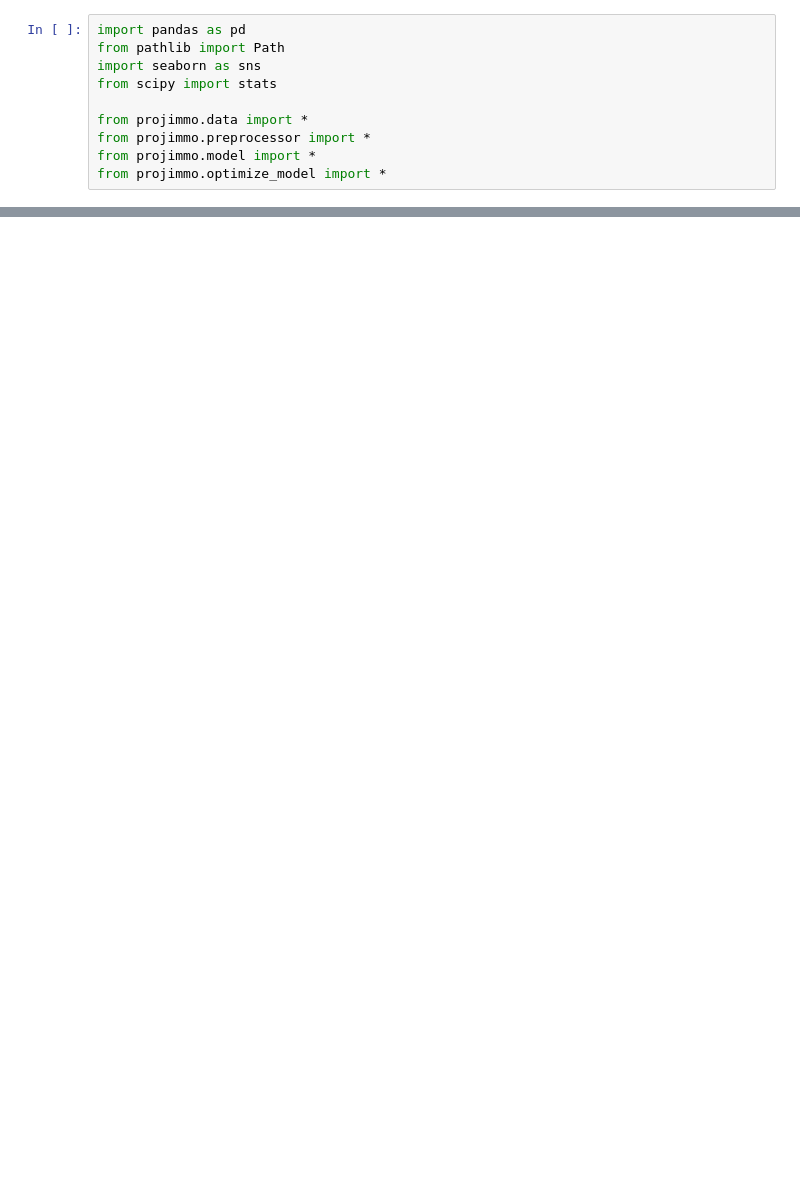
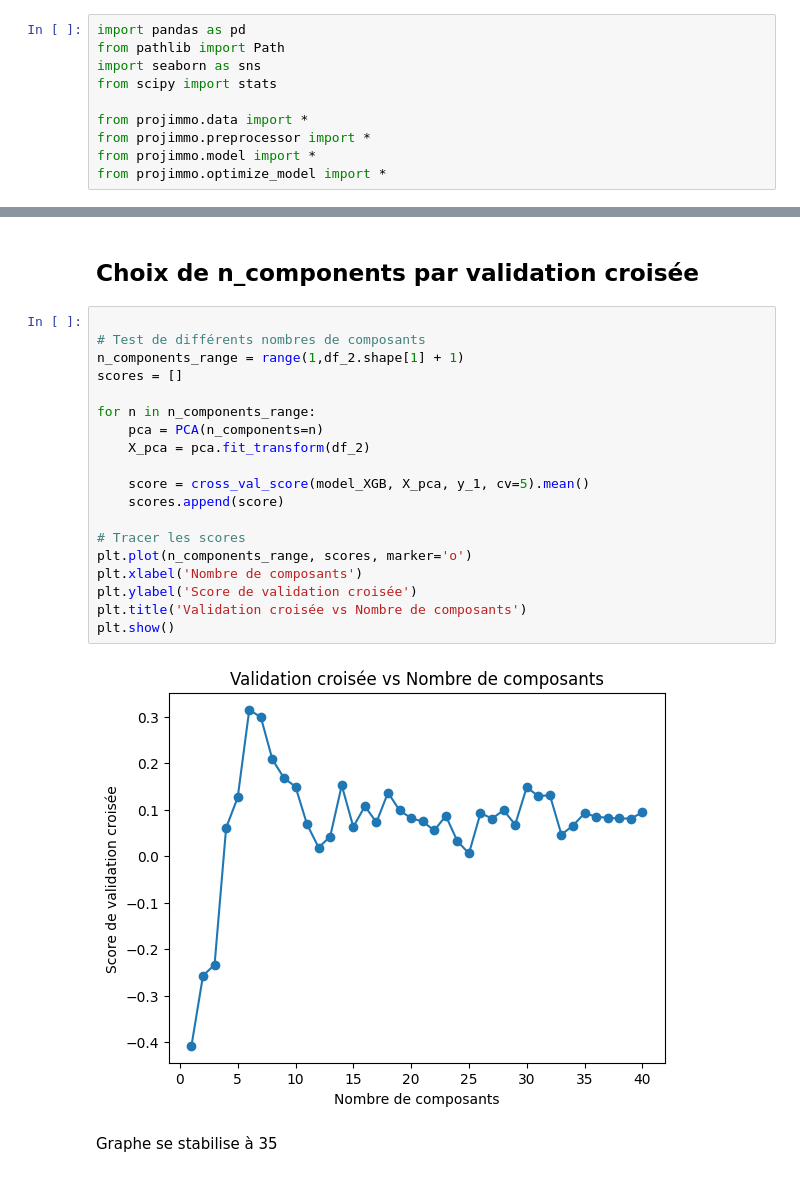
Before and after one commit to CecilePoulard/projimmo, a Jupyter notebook: data_viz.ipynb, the cells around one changed output, grey strips where cells are left out. Cells and saved outputs as stored; diff of their text form; blank space fills up the shorter version.

```diff
--- a/data_viz.ipynb
+++ b/data_viz.ipynb
@@ -70,0 +608,25 @@ model=initialize_model(model_type)
+# %% [markdown]
+## Choix de n_components par validation croisée
+# %%
+
+# Test de différents nombres de composants
+n_components_range = range(1,df_2.shape[1] + 1)
+scores = []
+
+for n in n_components_range:
+    pca = PCA(n_components=n)
+    X_pca = pca.fit_transform(df_2)
+
+    score = cross_val_score(model_XGB, X_pca, y_1, cv=5).mean()
+    scores.append(score)
+
+# Tracer les scores
+plt.plot(n_components_range, scores, marker='o')
+plt.xlabel('Nombre de composants')
+plt.ylabel('Score de validation croisée')
+plt.title('Validation croisée vs Nombre de composants')
+plt.show()
+# %% [output]
+[figure, added]
+# %% [markdown]
+Graphe se stabilise à 35
```
Also changed, not shown: parts of 43 cells of this notebook, 11 other files.
